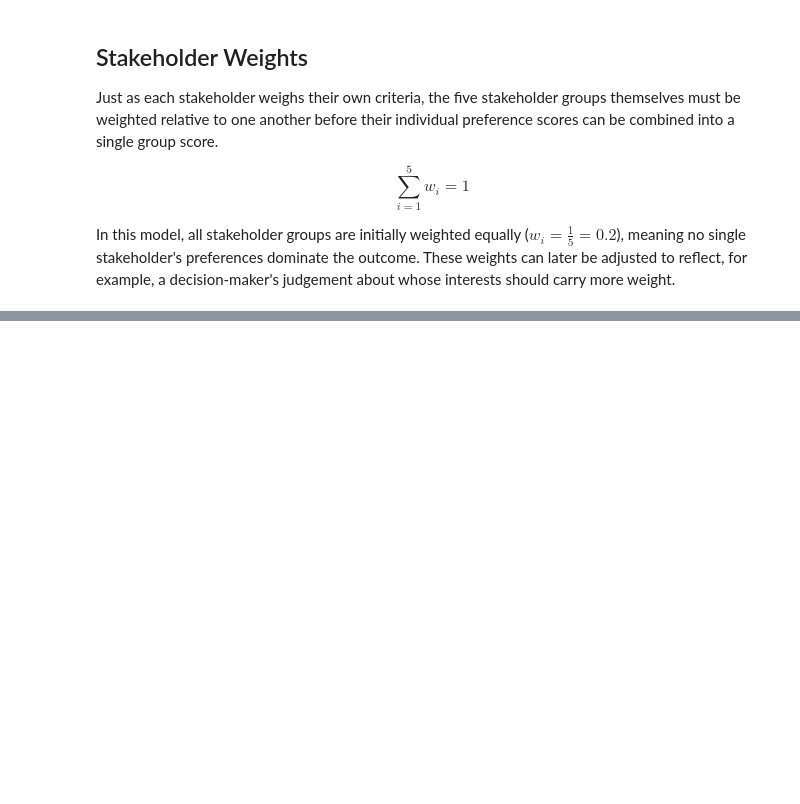
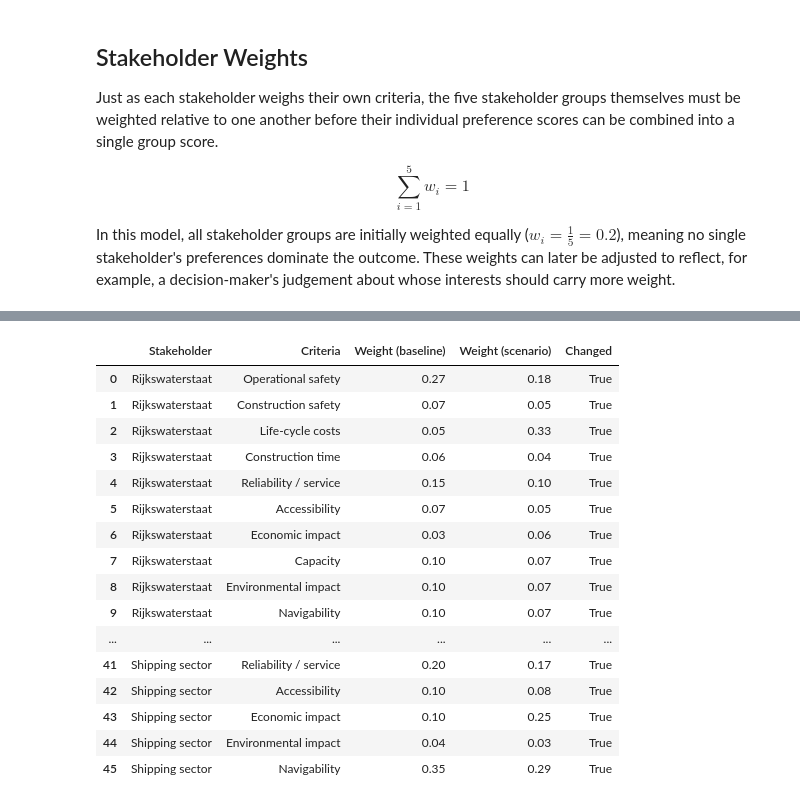
Before and after one commit to NickZhou21/IDM_SE3_project, a Jupyter notebook: Merwedebrug_MCDA.ipynb, the cells around one changed output, grey strips where cells are left out. Drawn from its saved outputs; the diff is of its cells as text; code cells hidden in the pictures; blank space fills up the shorter version.

```diff
--- a/Merwedebrug_MCDA.ipynb
+++ b/Merwedebrug_MCDA.ipynb
@@ -225 +328,10 @@ Final aggregated preference scores per alternative:
 | Bored Tunnel | 0.00 |
+# %%
+def compute_final_scores(stakeholder_weights_vector):
+    """Given a stakeholder weight vector (must sum to 1), return the Level-2
+    aggregated preference score for every alternative, in the order of `alternatives`.
+    """
+    stakeholder_weights_vector = np.asarray(stakeholder_weights_vector, dtype=float)
+    assert np.isclose(stakeholder_weights_vector.sum(), 1), "weights must sum to 1"
+    return a_fine_aggregator(stakeholder_weights_vector, stakeholder_score_matrix,
+                              scores_range=(-0.0, -100.0))
@@ -225,0 +430,11 @@ Final aggregated preference scores per alternative:
+# %%
+for stakeholder, df_sweep in sweep_results.items():
+    top_alt_per_step = df_sweep.idxmax(axis=1)
+    changes = top_alt_per_step[top_alt_per_step != top_alt_per_step.shift()].dropna()
+
+    if len(changes) > 1:
+        print(f"\n{stakeholder}: top alternative changes at weight ~")
+        for w, alt in changes.items():
+            print(f"  weight = {w:.2f}  ->  top alternative becomes '{alt}'")
+    else:
+        print(f"\n{stakeholder}: no change in top alternative across 0-1 range (robust).")
@@ -225,0 +502,10 @@ Final aggregated preference scores per alternative:
+# %%
+scenario_definitions = {
+    "PI-weights (baseline)": [],  # no multipliers, i.e. the unmodified ratings
+    "Economic decline":        [("cost", 3), ("economic", 3)],
+    "Time pressure":           [("construction time", 3), ("nuisance", 2)],
+    "Environmental requirements": [("environmental", 3)],
+    "Spatial quality":         [("visual", 4), ("visible", 4)],
+    "Shipping focus":          [("navigab", 3)],
+    "Safety focus":            [("operational safety", 3), ("construction safety", 3)],
+}
@@ -225,0 +532,28 @@ Final aggregated preference scores per alternative:
+# %%
+scenario_to_check = "Economic decline"
+adjusted = apply_criteria_multipliers(ratings, scenario_definitions[scenario_to_check])
+
+comparison = ratings[["Stakeholder", "Criteria", "Criteria_Weight"]].copy()
+comparison = comparison.rename(columns={"Criteria_Weight": "Weight (baseline)"})
+comparison["Weight (scenario)"] = adjusted["Criteria_Weight"].to_numpy()
+comparison["Changed"] = ~np.isclose(comparison["Weight (baseline)"], comparison["Weight (scenario)"])
+
+display(comparison[comparison["Changed"]])
+# %% [output]
+|  | Stakeholder | Criteria | Weight (baseline) | Weight (scenario) | Changed |
+| 0 | Rijkswaterstaat | Operational safety | 0.27 | 0.18 | True |
+| 1 | Rijkswaterstaat | Construction safety | 0.07 | 0.05 | True |
+| 2 | Rijkswaterstaat | Life-cycle costs | 0.05 | 0.33 | True |
+| 3 | Rijkswaterstaat | Construction time | 0.06 | 0.04 | True |
+| 4 | Rijkswaterstaat | Reliability / service | 0.15 | 0.10 | True |
+| 5 | Rijkswaterstaat | Accessibility | 0.07 | 0.05 | True |
+| 6 | Rijkswaterstaat | Economic impact | 0.03 | 0.06 | True |
+| 7 | Rijkswaterstaat | Capacity | 0.10 | 0.07 | True |
+| 8 | Rijkswaterstaat | Environmental impact | 0.10 | 0.07 | True |
+| 9 | Rijkswaterstaat | Navigability | 0.10 | 0.07 | True |
+| ... | ... | ... | ... | ... | ... |
+| 41 | Shipping sector | Reliability / service | 0.20 | 0.17 | True |
+| 42 | Shipping sector | Accessibility | 0.10 | 0.08 | True |
+| 43 | Shipping sector | Economic impact | 0.10 | 0.25 | True |
+| 44 | Shipping sector | Environmental impact | 0.04 | 0.03 | True |
+| 45 | Shipping sector | Navigability | 0.35 | 0.29 | True |
```
Also changed, not shown: parts of 16 cells of this notebook, 2 other files.
